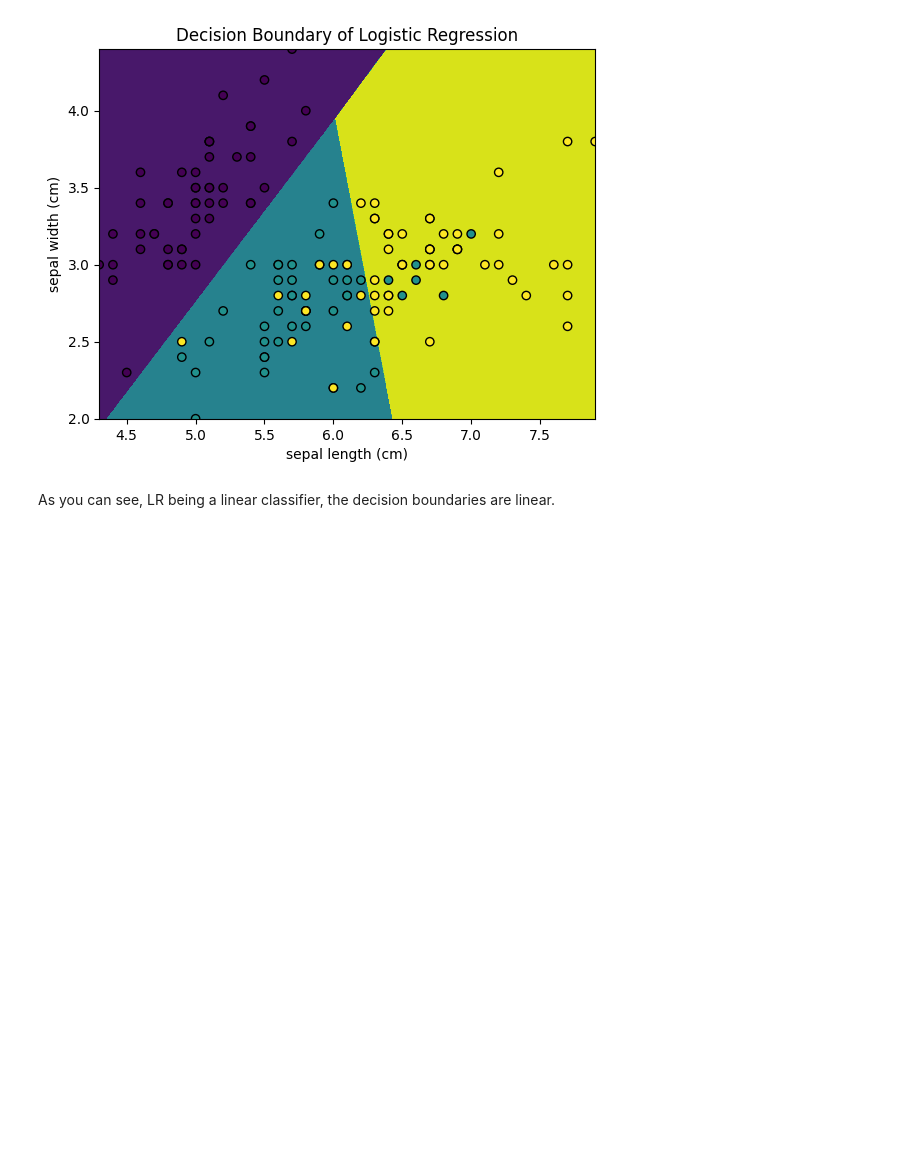
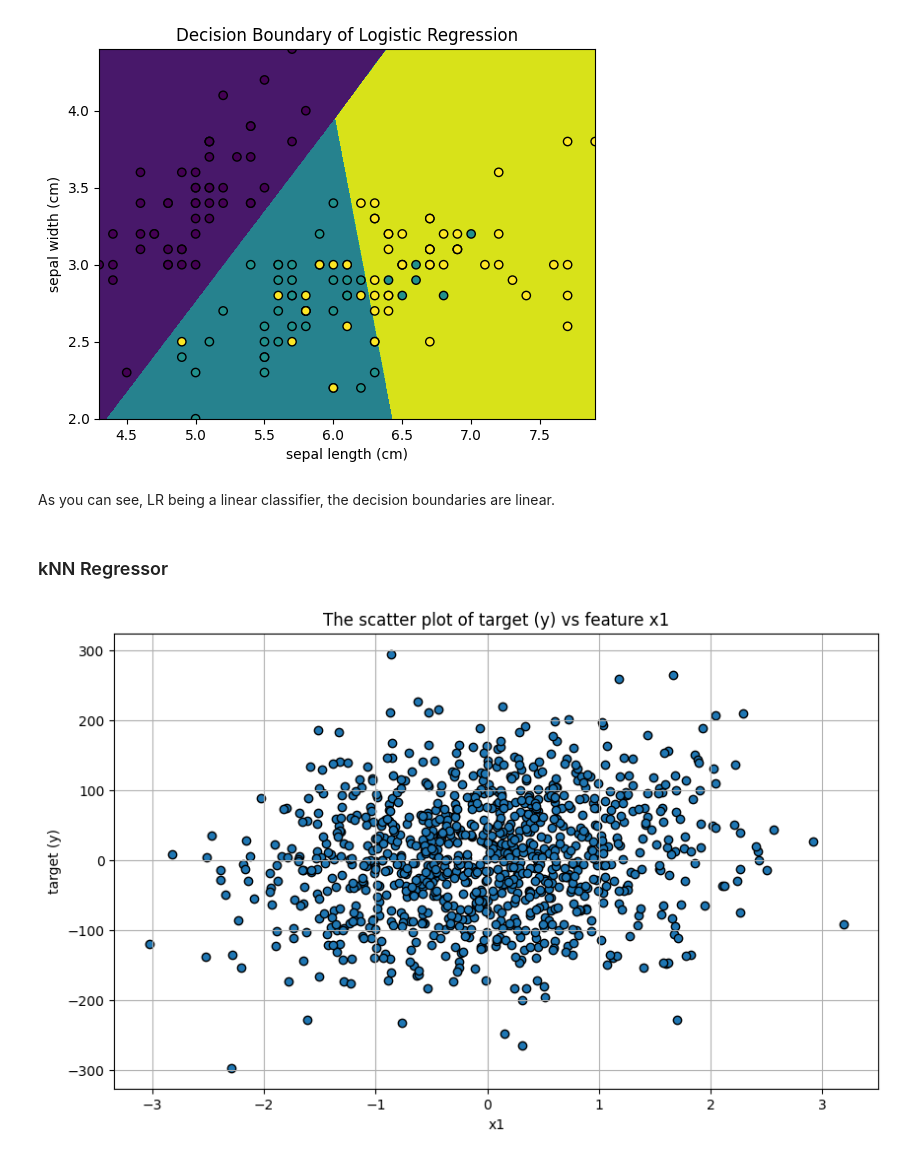
Before and after one commit to skarma91/logicmojo-data-science-april-2025, a Jupyter notebook: Lecture_materials/Class-29-20-07-2025-Regularization_contd_and_kNN/kNN.ipynb, the cells around one changed output. Saved outputs shown, nothing was run; the diff lists cells and outputs as text; code cells hidden in the pictures; blank space fills up the shorter version.

Commit message:
added kNN regressor

```diff
--- a/Lecture_materials/Class-29-20-07-2025-Regularization_contd_and_kNN/kNN.ipynb
+++ b/Lecture_materials/Class-29-20-07-2025-Regularization_contd_and_kNN/kNN.ipynb
@@ -200,3 +199,5 @@ plt.show()
 [figure]
 # %% [markdown]
 As you can see, LR being a linear classifier, the decision boundaries are linear.
+# %% [markdown]
+### kNN Regressor
@@ -202,0 +207,21 @@ As you can see, LR being a linear classifier, the decision boundaries are linear
+# %%
+# Creating a synthetic regression dataset
+
+X, y = make_regression(n_samples=1000,   # number of data points
+                       n_features=2,     # number of features
+                       n_informative=2,  # number of informative features
+                       bias=2.0)         # bias of the underlying linear model
+
+feature_names = ['x1', 'x2']
+# %%
+# Plotting the target (y) vs first feature (x1)
+
+plt.figure(figsize=(10,6))
+plt.scatter(X[:,0], y, edgecolor='k')
+plt.xlabel("x1")
+plt.ylabel("target (y)")
+plt.title("The scatter plot of target (y) vs feature x1")
+plt.grid()
+plt.show()
+# %% [output]
+[figure, added]
```
Also changed, not shown: parts of 10 cells of this notebook.
